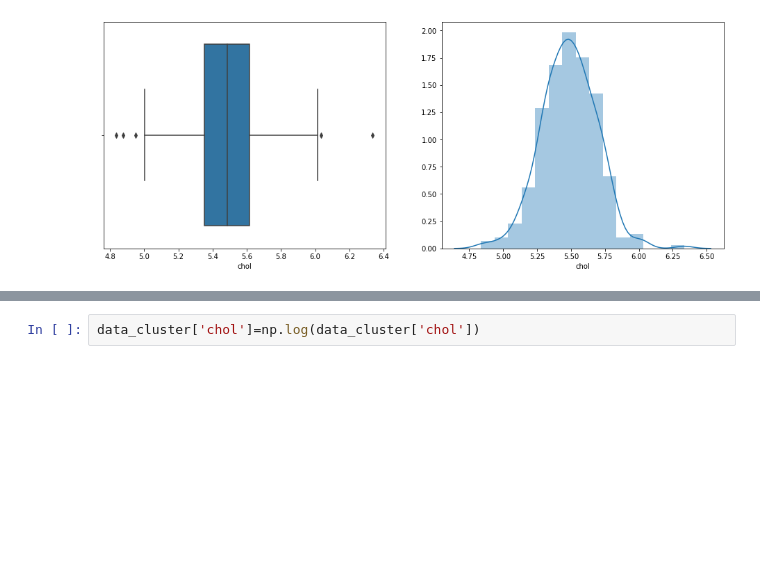
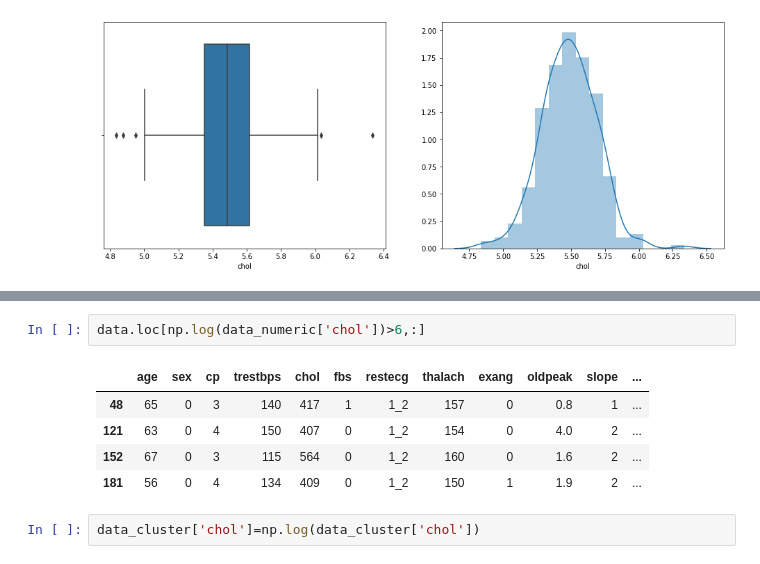
Before and after one commit to prateekkohli1992/logistic_1, a Jupyter notebook: EDA_1.ipynb, the cells around one changed output, grey strips where cells are left out. Saved outputs shown, nothing was run; the diff lists cells and outputs as text; blank space fills up the shorter version.

```diff
--- a/EDA_1.ipynb
+++ b/EDA_1.ipynb
@@ -416,3 +441,11 @@ plt.show()
+# %%
+data.loc[np.log(data_numeric['chol'])>6,:]
+# %% [output]
+|  | age | sex | cp | trestbps | chol | fbs | restecg | thalach | exang | oldpeak | slope | ... |
+| 48 | 65 | 0 | 3 | 140 | 417 | 1 | 1_2 | 157 | 0 | 0.8 | 1 | ... |
+| 121 | 63 | 0 | 4 | 150 | 407 | 0 | 1_2 | 154 | 0 | 4.0 | 2 | ... |
+| 152 | 67 | 0 | 3 | 115 | 564 | 0 | 1_2 | 160 | 0 | 1.6 | 2 | ... |
+| 181 | 56 | 0 | 4 | 134 | 409 | 0 | 1_2 | 150 | 1 | 1.9 | 2 | ... |
 # %%
 data_cluster['chol']=np.log(data_cluster['chol'])
 # %%
```
Also changed, not shown: parts of 6 cells of this notebook, 3 other files.
